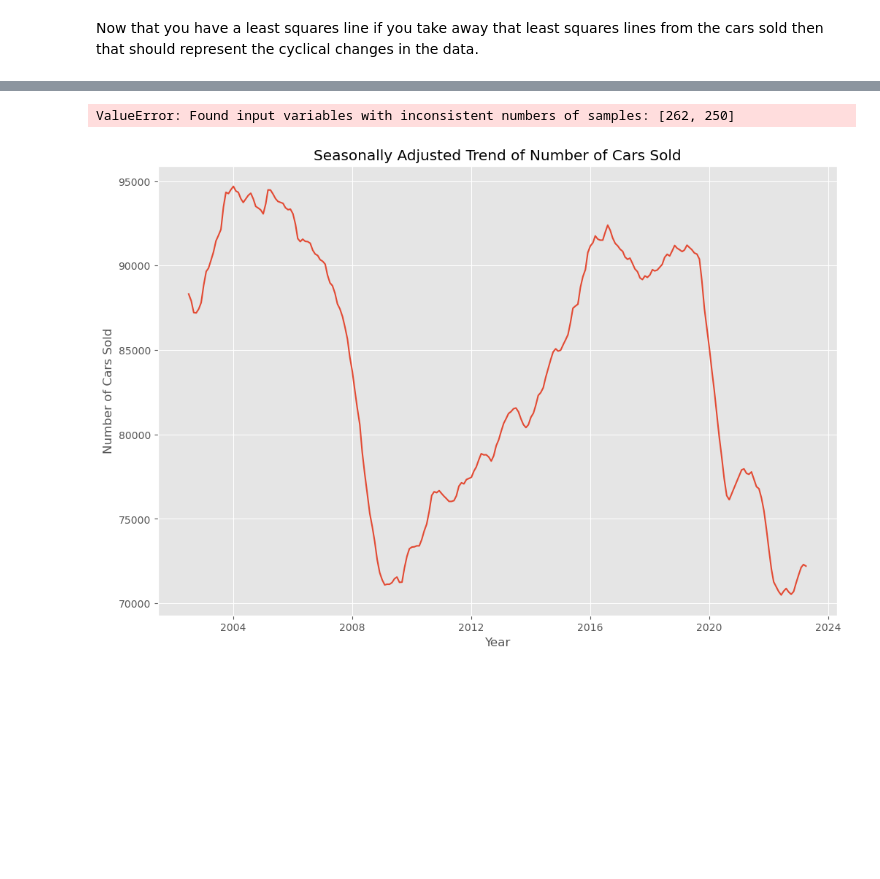
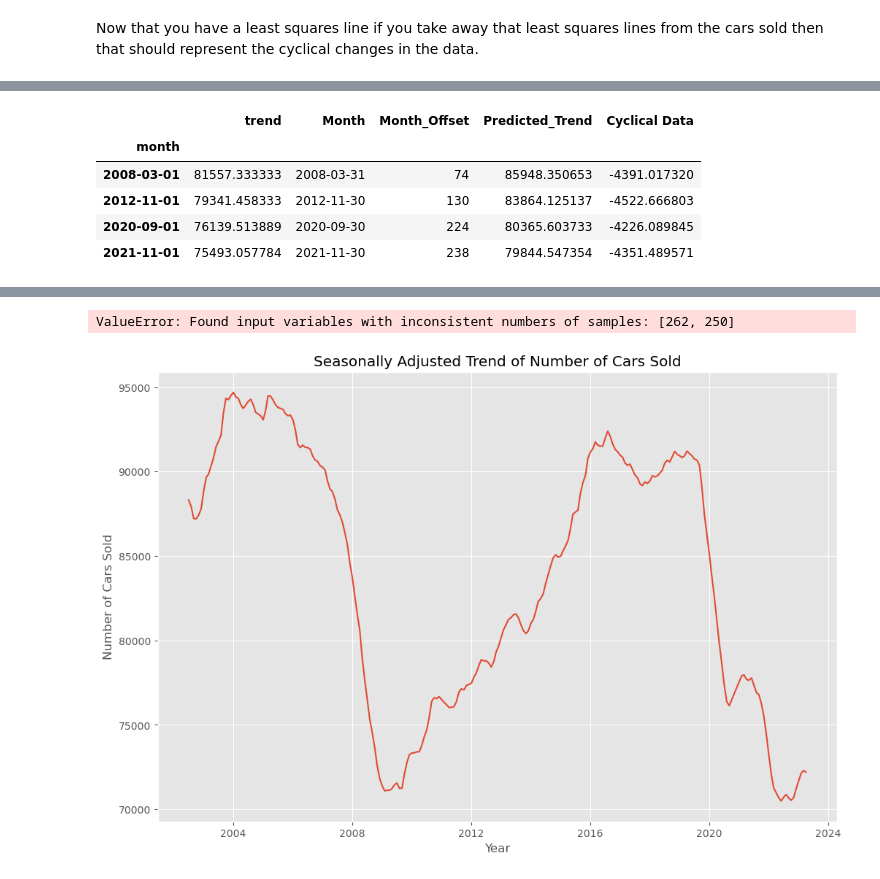
Before and after one commit to bennicholson2/Maryland-Car-Sales-Data, a Jupyter notebook: sales_project_chapters/sales_project_chapter_2.ipynb, the cells around one changed output, grey strips where cells are left out. Saved outputs shown, nothing was run; the diff lists cells and outputs as text; code cells hidden in the pictures; blank space fills up the shorter version.

```diff
--- a/sales_project_chapters/sales_project_chapter_2.ipynb
+++ b/sales_project_chapters/sales_project_chapter_2.ipynb
@@ -1072,0 +1071,14 @@ line_time_series(trend_irregularity_removed.index,trend_irregularity_removed['Cy
+# %%
+trend_irregularity_removed_sin = trend_irregularity_removed.iloc[3:]
+
+period_end = trend_irregularity_removed[(trend_irregularity_removed['Cyclical Data'] >= -4600) &
+    (trend_irregularity_removed['Cyclical Data'] <= -4200)]
+
+period_end
+# %% [output]
+|  | trend | Month | Month_Offset | Predicted_Trend | Cyclical Data |
+| month |  |  |  |  |  |
+| 2008-03-01 | 81557.333333 | 2008-03-31 | 74 | 85948.350653 | -4391.017320 |
+| 2012-11-01 | 79341.458333 | 2012-11-30 | 130 | 83864.125137 | -4522.666803 |
+| 2020-09-01 | 76139.513889 | 2020-09-30 | 224 | 80365.603733 | -4226.089845 |
+| 2021-11-01 | 75493.057784 | 2021-11-30 | 238 | 79844.547354 | -4351.489571 |
```
Also changed, not shown: parts of 7 cells of this notebook, 49 other files.
